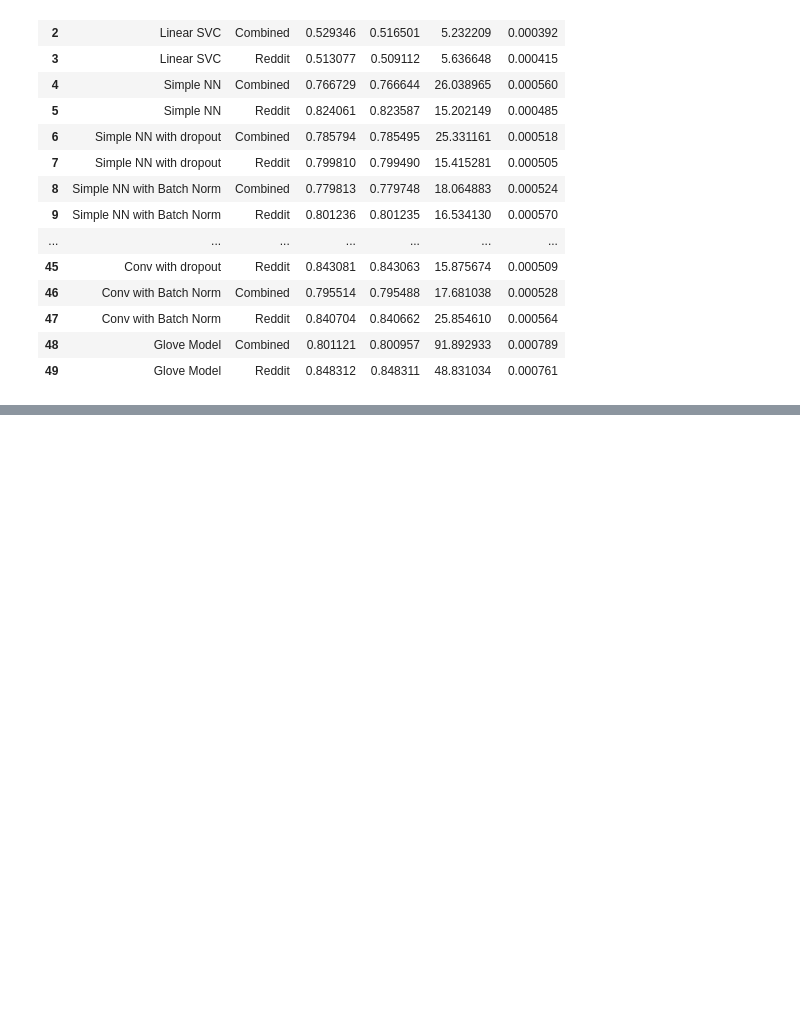
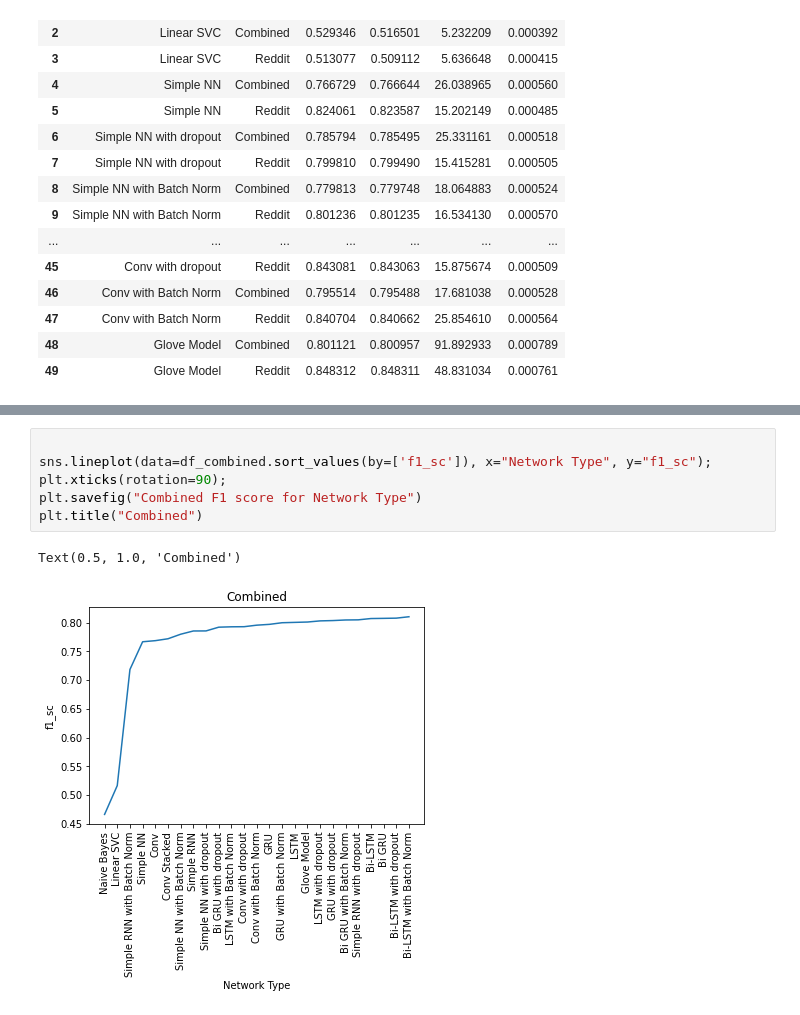
Before and after one commit to abishekshyamsunder/Hate-Speech-Classification, a Jupyter notebook: analysis.ipynb, the cells around one changed output, grey strips where cells are left out. Cells and saved outputs as stored; diff of their text form; blank space fills up the shorter version.

```diff
--- a/analysis.ipynb
+++ b/analysis.ipynb
@@ -58 +101,10 @@ plt.xticks(rotation=90);
+# %%
+
+sns.lineplot(data=df_combined.sort_values(by=['f1_sc']), x="Network Type", y="f1_sc");
+plt.xticks(rotation=90);
+plt.savefig("Combined F1 score for Network Type")
+plt.title("Combined")
+# %% [output]
+Text(0.5, 1.0, 'Combined')
+[figure, added]
 # %%
```
Also changed, not shown: parts of 10 cells of this notebook, 3 other files.
